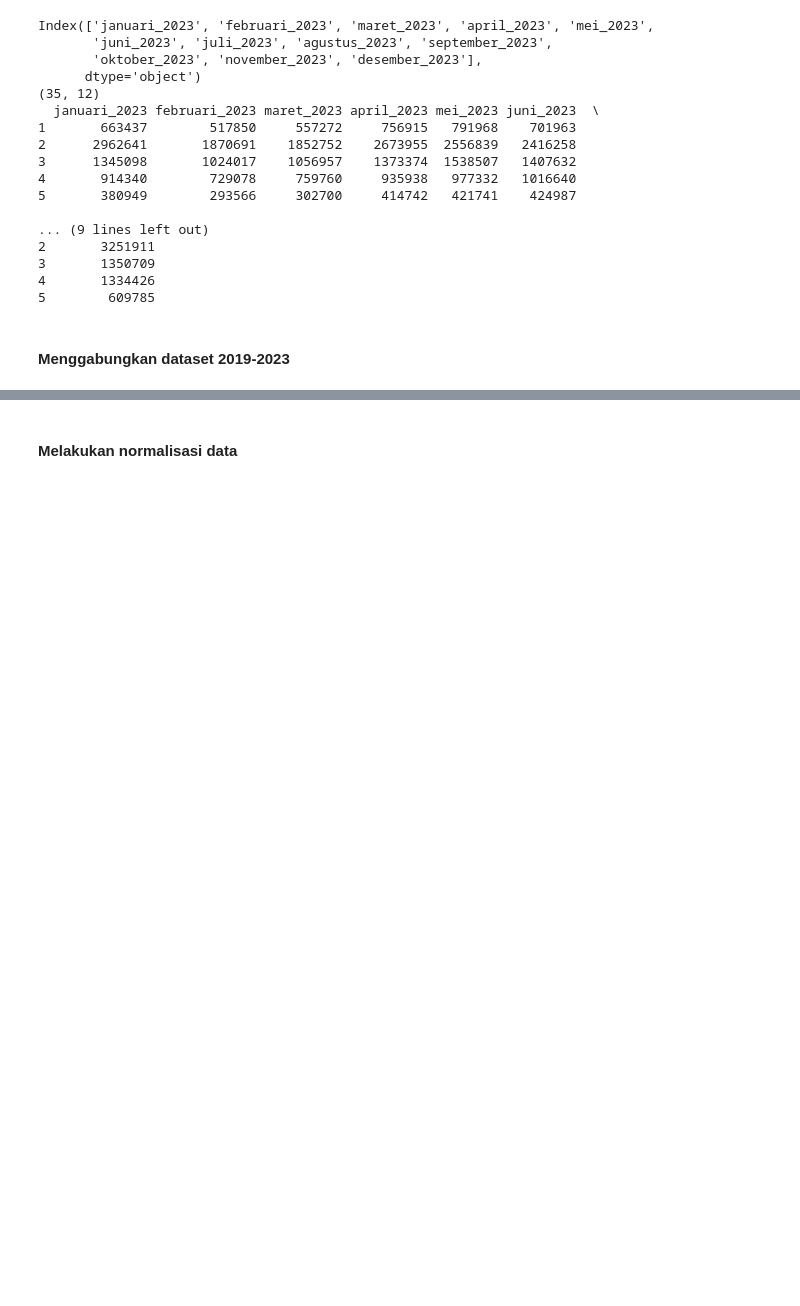
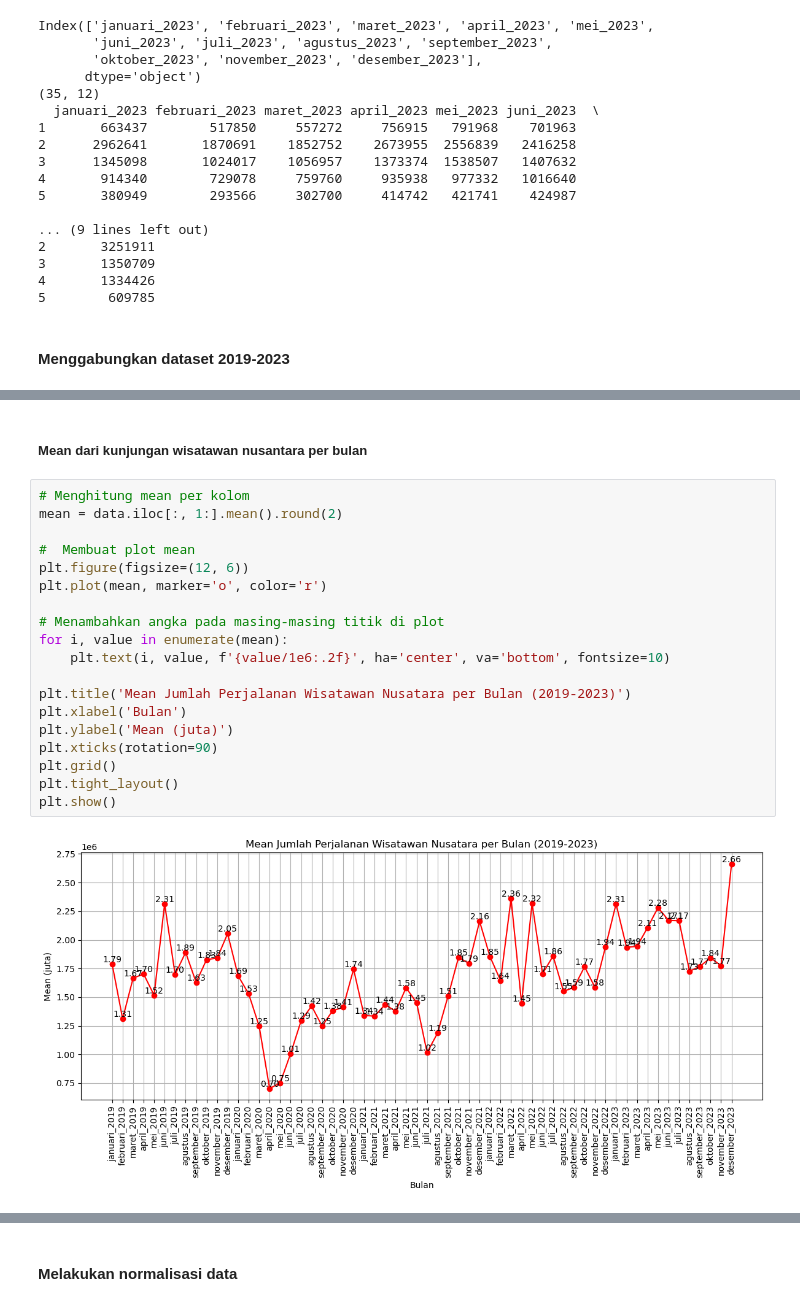
Before and after one commit to Ryuivan/machine-learning-ARIMA, a Jupyter notebook: arima.ipynb, the cells around one changed output, grey strips where cells are left out. Cells and saved outputs as stored; diff of their text form; blank space fills up the shorter version.

```diff
--- a/arima.ipynb
+++ b/arima.ipynb
@@ -275,0 +302,23 @@ Index(['Provinsi', 'januari_2019', 'februari_2019', 'maret_2019', 'april_2019',
+# %% [markdown]
+##### Mean dari kunjungan wisatawan nusantara per bulan
+# %%
+# Menghitung mean per kolom
+mean = data.iloc[:, 1:].mean().round(2)
+
+#  Membuat plot mean
+plt.figure(figsize=(12, 6))
+plt.plot(mean, marker='o', color='r')
+
+# Menambahkan angka pada masing-masing titik di plot
+for i, value in enumerate(mean):
+    plt.text(i, value, f'{value/1e6:.2f}', ha='center', va='bottom', fontsize=10)
+
+plt.title('Mean Jumlah Perjalanan Wisatawan Nusatara per Bulan (2019-2023)')
+plt.xlabel('Bulan')
+plt.ylabel('Mean (juta)')
+plt.xticks(rotation=90)
+plt.grid()
+plt.tight_layout()
+plt.show()
+# %% [output]
+[figure, added]
```
Also changed, not shown: parts of 14 cells of this notebook.
